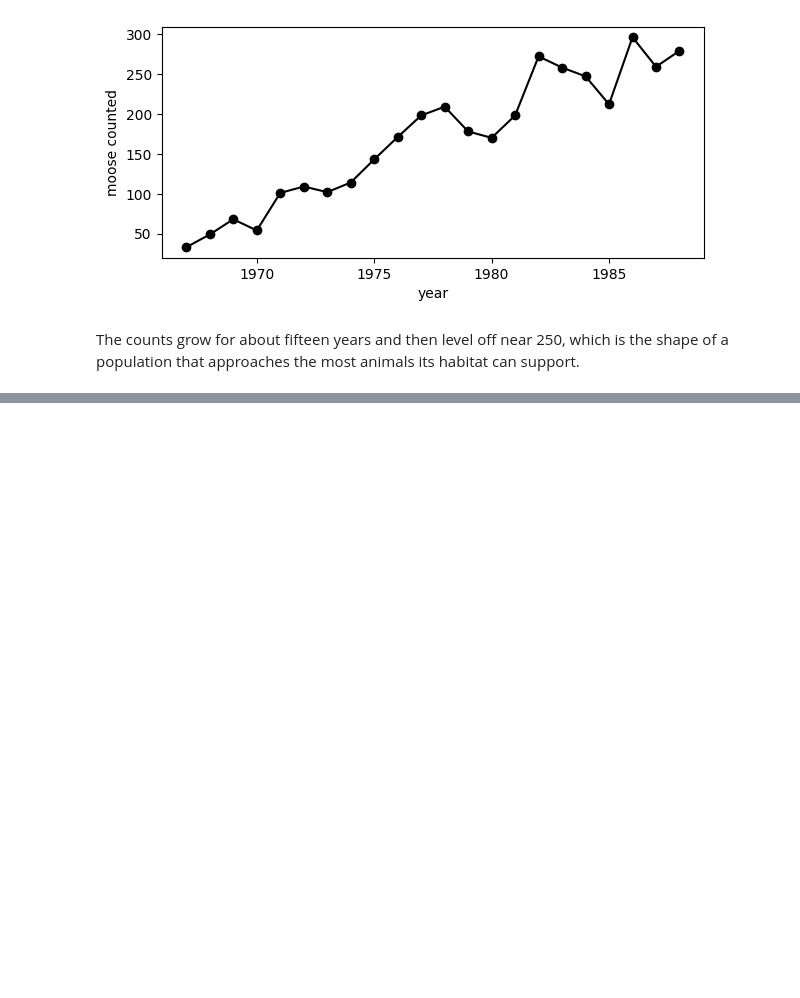
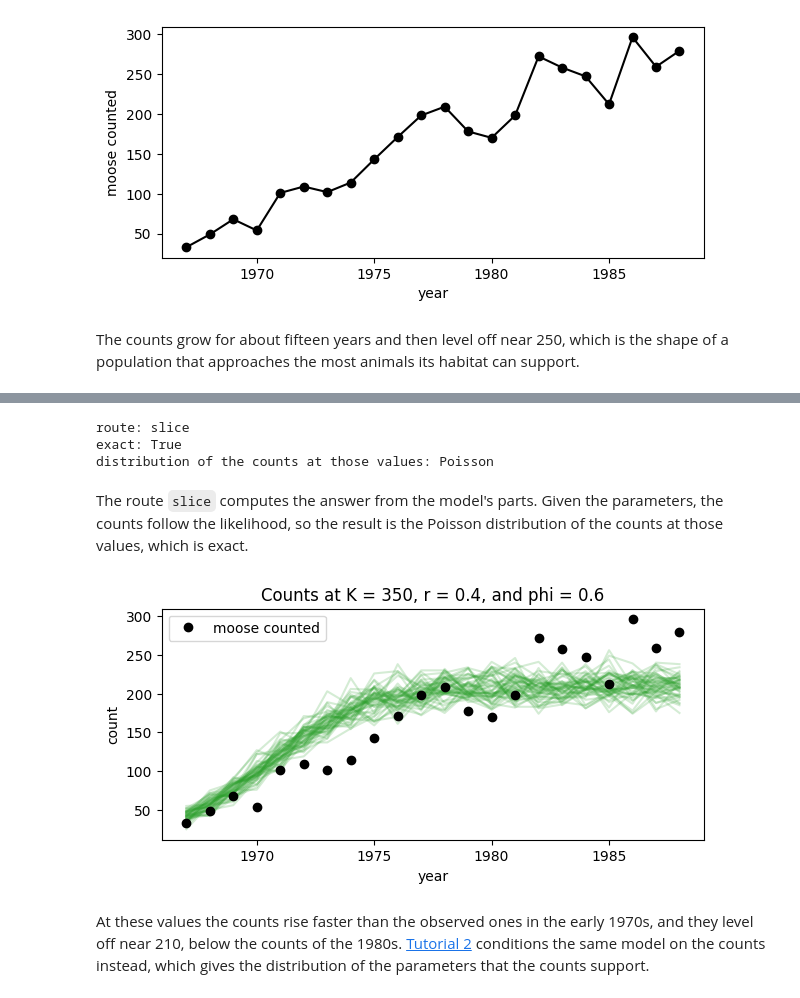
Before and after one commit to TARPS-group/prob-pipe, a Jupyter notebook: docs/tutorials/01_first_analysis.ipynb, the cells around one changed output, grey strips where cells are left out. Cells and saved outputs as stored; diff of their text form; code cells hidden in the pictures; blank space fills up the shorter version.

```diff
--- a/docs/tutorials/01_first_analysis.ipynb
+++ b/docs/tutorials/01_first_analysis.ipynb
@@ -434,0 +255,30 @@ phi: posterior mean 0.591 with Beta(2, 2), 0.627 with Beta(8, 4)
+# %%
+values = {"K": 350.0, "r": 0.4, "phi": 0.6}
+report = condition_on.check(model, values)
+print("route:", report.route)
+print("exact:", report.exact)
+
+counts_at_values = condition_on(model, values)
+print("distribution of the counts at those values:", type(counts_at_values).__name__)
+# %% [output]
+route: slice
+exact: True
+distribution of the counts at those values: Poisson
+# %% [markdown]
+The route `slice` computes the answer from the model's parts.
+Given the parameters, the counts follow the likelihood, so the result is the Poisson distribution of the counts at those values, which is exact.
+# %%
+with workflow_run(seed=2):
+    at_values = sample(counts_at_values, sample_shape=(50,)).raw()
+
+fig, ax = plt.subplots(figsize=(7, 3))
+ax.plot(years, at_values.T, color="tab:green", alpha=0.2)
+ax.plot(years, counts, "o", color="black", label="moose counted")
+ax.set(xlabel="year", ylabel="count", title="Counts at K = 350, r = 0.4, and phi = 0.6")
+ax.legend()
+plt.show()
+# %% [output]
+[figure, added]
+# %% [markdown]
+At these values the counts rise faster than the observed ones in the early 1970s, and they level off near 210, below the counts of the 1980s.
+[Tutorial 2](02_fitting.ipynb) conditions the same model on the counts instead, which gives the distribution of the parameters that the counts support.
```
Also changed, not shown: parts of 72 cells of this notebook, 10 other files.
